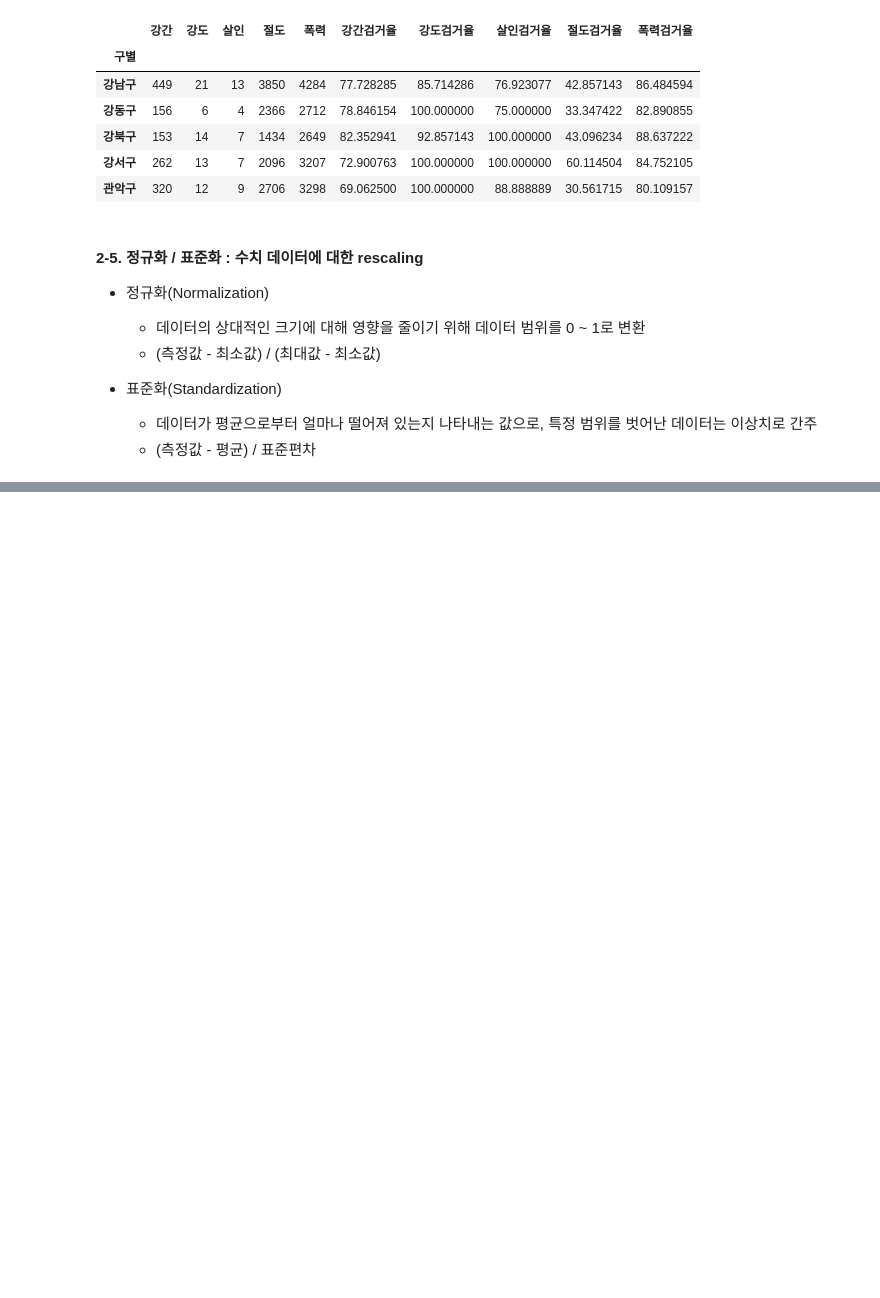
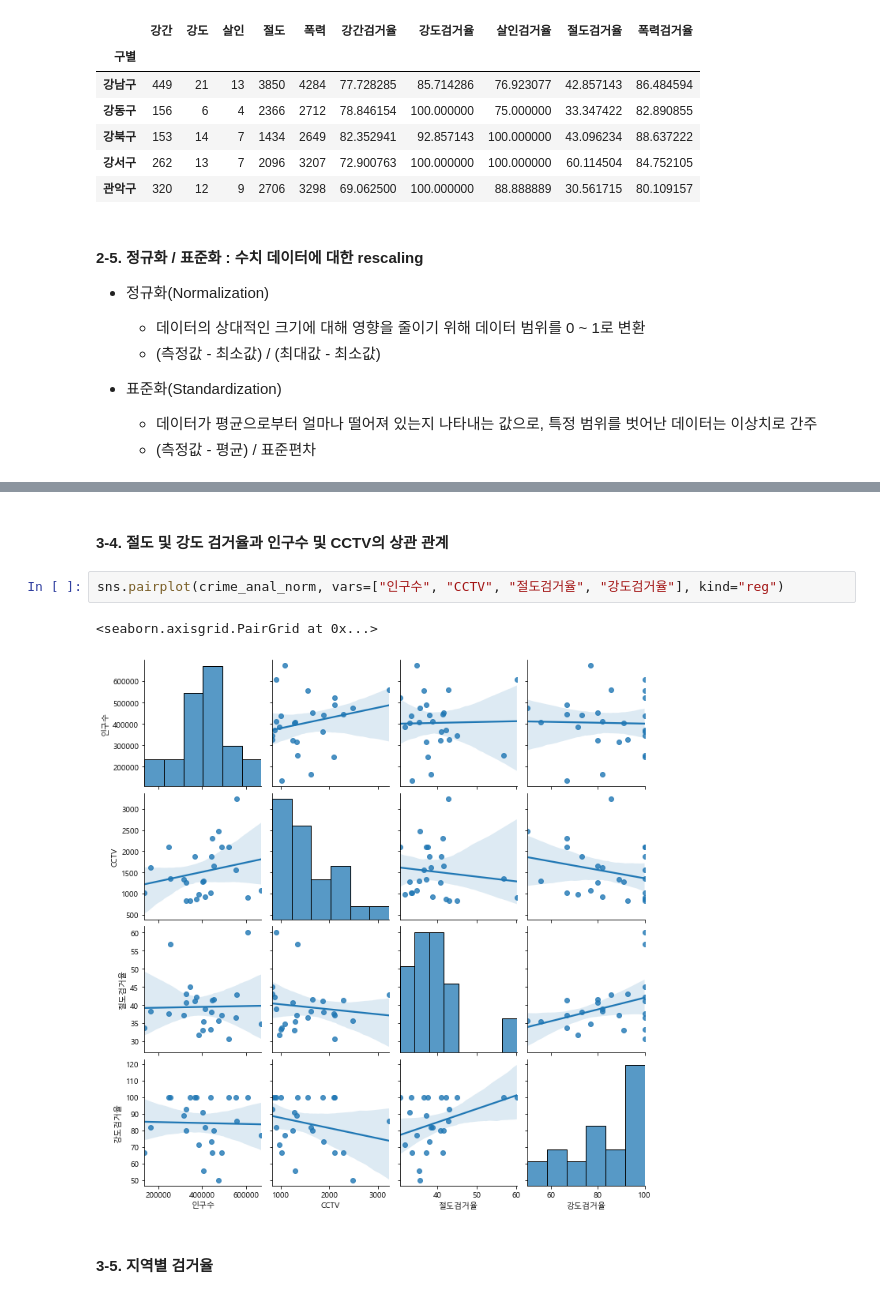
Before and after one commit to not147/PythonBasic, a Jupyter notebook: pythonwork/analysis/6_분석예제3.ipynb, the cells around one changed output, grey strips where cells are left out. Saved outputs shown, nothing was run; the diff lists cells and outputs as text; blank space fills up the shorter version.

```diff
--- a/pythonwork/analysis/6_분석예제3.ipynb
+++ b/pythonwork/analysis/6_분석예제3.ipynb
@@ -393,0 +496,9 @@ min_max_scaler = preprocessing.MinMaxScaler()
+# %% [markdown]
+#### 3-4. 절도 및 강도 검거율과 인구수 및 CCTV의 상관 관계
+# %%
+sns.pairplot(crime_anal_norm, vars=["인구수", "CCTV", "절도검거율", "강도검거율"], kind="reg")
+# %% [output]
+<seaborn.axisgrid.PairGrid at 0x...>
+[figure, added]
+# %% [markdown]
+#### 3-5. 지역별 검거율
```
Also changed, not shown: parts of 42 cells of this notebook, 1 other file.
